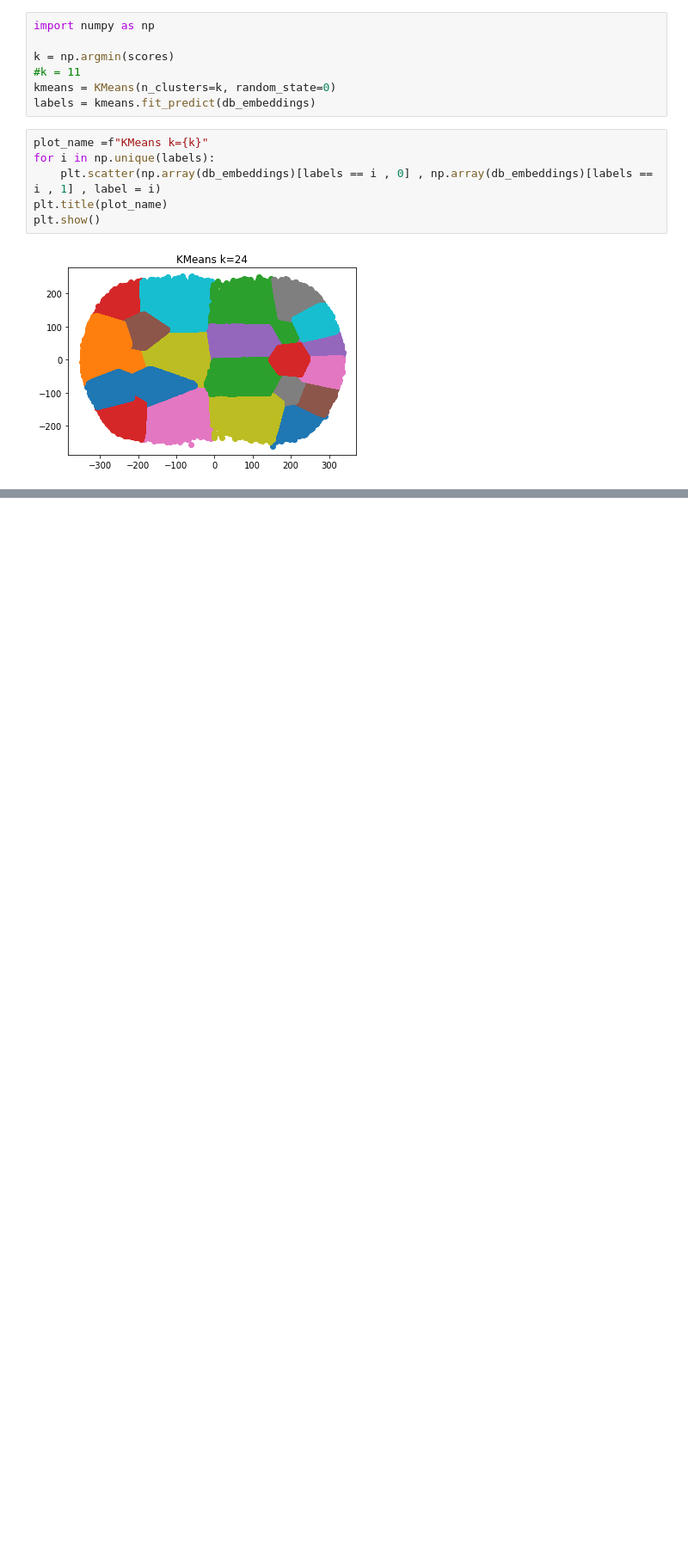
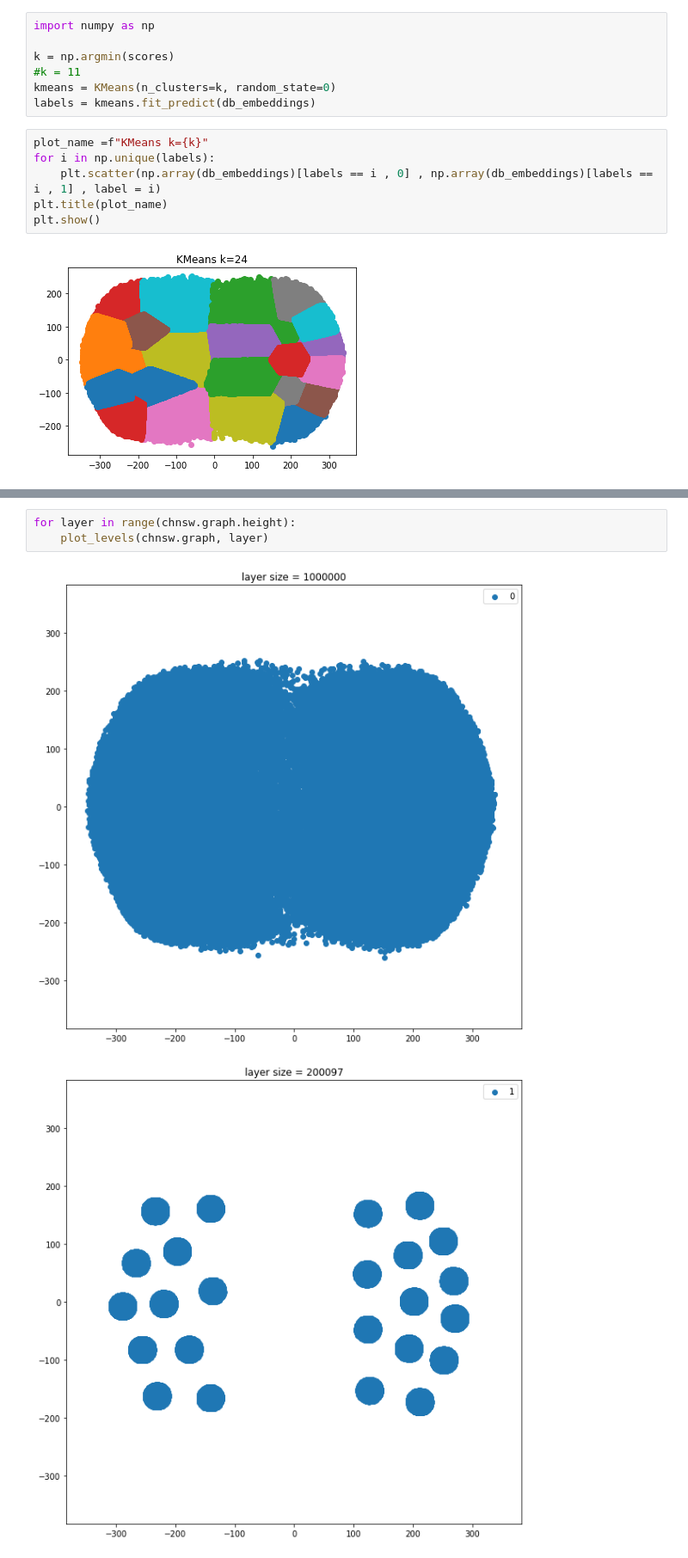
Before and after one commit to marcoantonioaav/iHCNSW, a Jupyter notebook: src/plot_hnsw.ipynb, the cells around one changed output, grey strips where cells are left out. Shown at 86% size. Drawn from its saved outputs; the diff is of its cells as text; blank space fills up the shorter version.

```diff
--- a/src/plot_hnsw.ipynb
+++ b/src/plot_hnsw.ipynb
@@ -136,0 +174,6 @@ plt.show()
+# %%
+for layer in range(chnsw.graph.height):
+    plot_levels(chnsw.graph, layer)
+# %% [output]
+[figure, added]
+[figure, added]
```
Also changed, not shown: parts of 11 cells of this notebook, 7 other files.
